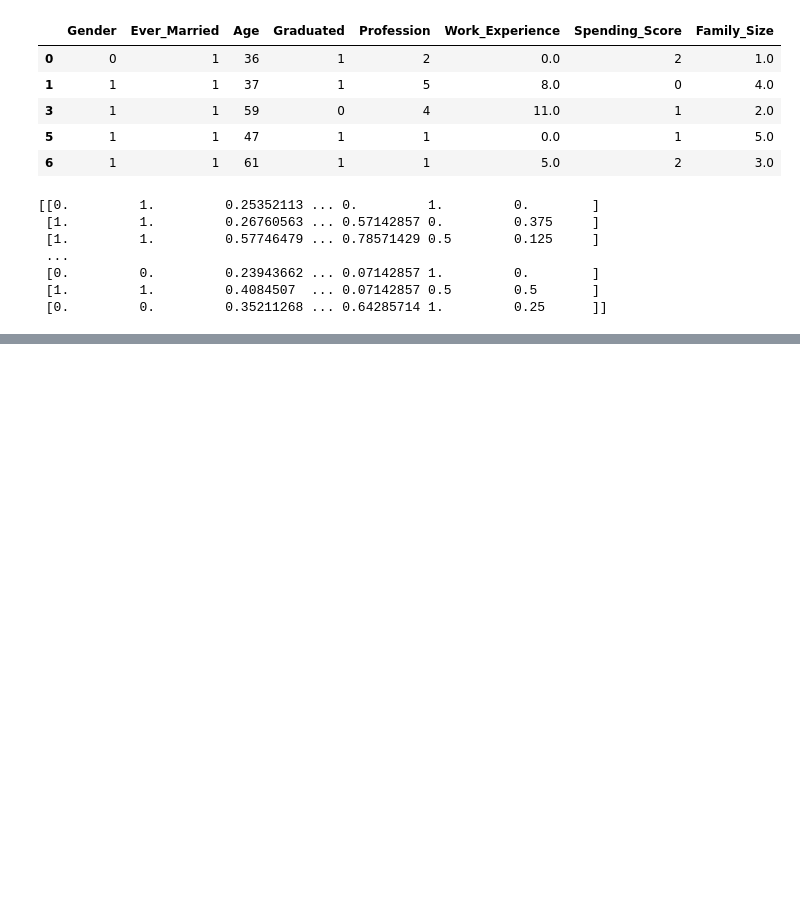
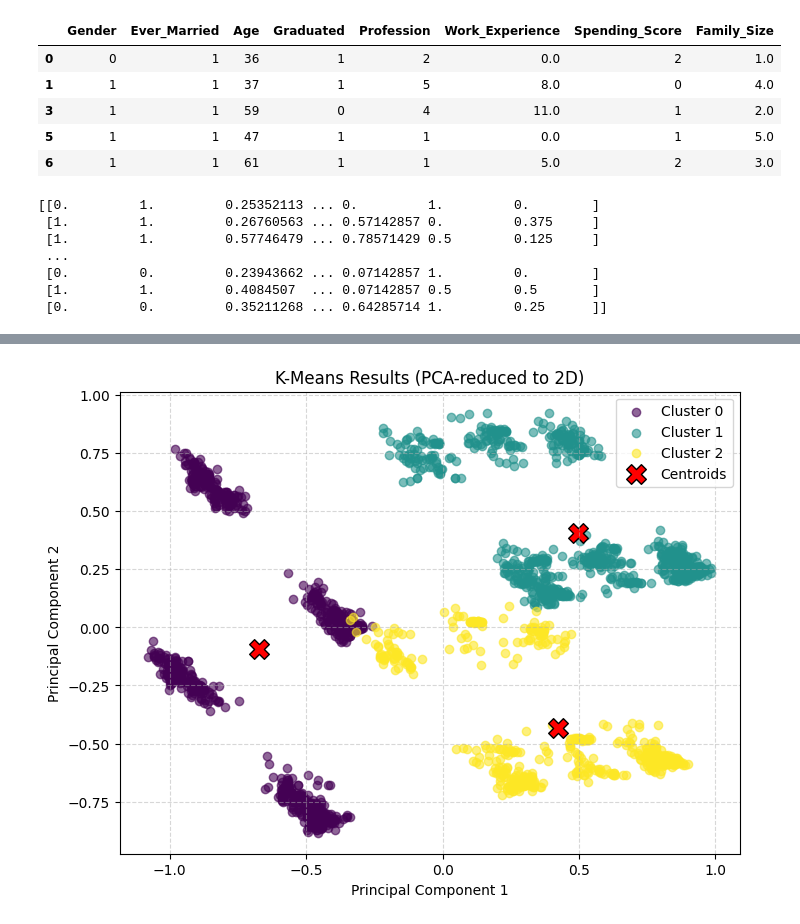
Before and after one commit to mrieden/CI_project, a Jupyter notebook: main.ipynb, the cells around one changed output, grey strips where cells are left out. Saved outputs shown, nothing was run; the diff lists cells and outputs as text; code cells hidden in the pictures; blank space fills up the shorter version.

Commit message:
added K means model

```diff
--- a/main.ipynb
+++ b/main.ipynb
@@ -83,3 +83,8 @@ print(df)
  [0.         0.         0.23943662 ... 0.07142857 1.         0.        ]
  [1.         1.         0.4084507  ... 0.07142857 0.5        0.5       ]
  [0.         0.         0.35211268 ... 0.64285714 1.         0.25      ]]
+# %%
+from algorithm.k_mean import KMeans as kmeans
+model = kmeans(k=3, max_iters=100, tol=1e-4)
+labels = model.fit(df)
+print(model.centroids)
@@ -85,0 +99,4 @@ print(df)
+# %%
+model.plot_clusters(df, labels)
+# %% [output]
+[figure, added]
```
Also changed, not shown: parts of 1 cell of this notebook, 1 other file.
